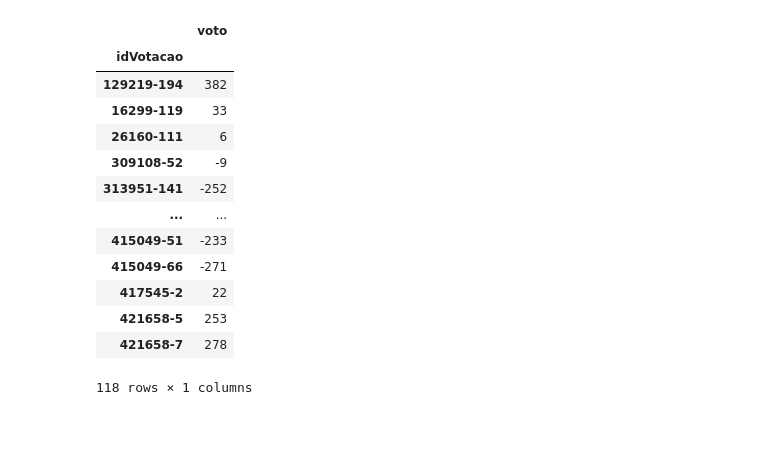
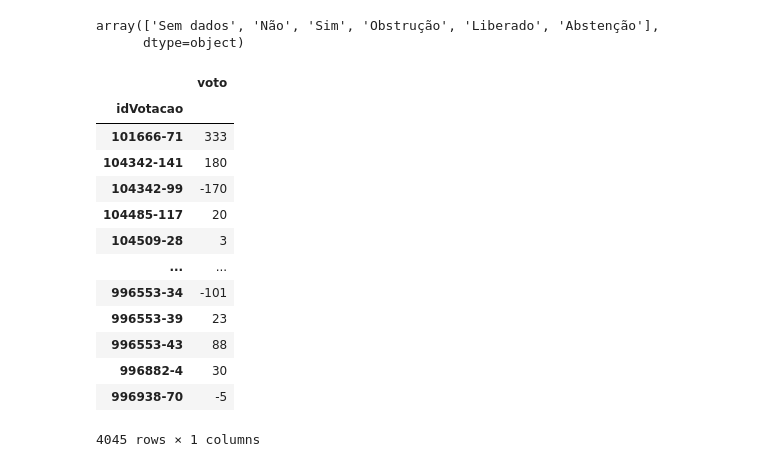
Before and after one commit to guilhermebezerrads/visualizacao-de-dados, a Jupyter notebook: Processamento & Exploração - Guilherme.ipynb, the cells around one changed output. Drawn from its saved outputs; the diff is of its cells as text; code cells hidden in the pictures; blank space fills up the shorter version.

```diff
--- a/Processamento & Exploração - Guilherme.ipynb
+++ b/Processamento & Exploração - Guilherme.ipynb
@@ -6,8 +81,7 @@ from matplotlib.pyplot import figure
 # %%
-df = pd.read_csv("dados/votos/votacoesVotos-2008.csv", sep=";")
-print(df.columns)
 df = df.drop(["uriVotacao", "deputado_uri", "deputado_uriPartido", "deputado_urlFoto", "deputado_idLegislatura"], axis=1)
-df["voto"].replace({"Sim": 1, "Não": -1, "Abstenção": 0, 'Artigo 17':0, 'Obstrução':0}, inplace=True)
+df["voto"].replace({"Sim": 1, "Não": -1, "Abstenção": 0, 'Artigo 17':0, 'Obstrução':0,
+                    "Favorável com restrições":0, "Branco":0, "0":0, 0:0}, inplace=True)
 df["voto_count"] = 1
 df
 # %% [output]
@@ -31,0 +101,4 @@ Index(['idVotacao', 'uriVotacao', 'dataHoraVoto', 'voto', 'deputado_id',
+# %%
+dv = pd.merge(df, dfo, how='left', left_on=['idVotacao','deputado_siglaPartido'], right_on=['idVotacao','siglaBancada'])
+dv = dv.drop(["siglaBancada"], axis=1)
+dv
@@ -32,3 +119,3 @@ Index(['idVotacao', 'uriVotacao', 'dataHoraVoto', 'voto', 'deputado_id',
 # %%
-df.columns = ['idVotacao', 'data', 'voto', 'id', 'nome',
-       'partido', 'UF', 'voto_count']
+dv.columns = ['idVotacao', 'data', 'voto', 'id', 'nome',
+       'partido', 'UF', 'voto_count', 'orientacao']
@@ -51,19 +193,25 @@ df
+# %%
+dv["orientacao"] = dv["orientacao"].fillna("Sem dados")
+dv["orientacao"].unique()
+# %% [output]
+array(['Sem dados', 'Não', 'Sim', 'Obstrução', 'Liberado', 'Abstenção'],
+      dtype=object)
 # %%
-votacoes = df.groupby(["idVotacao"]).sum().drop(["id", "voto_count"], axis=1)
+votacoes = dv.groupby(by=["idVotacao"]).sum().drop(["id", "voto_count"], axis=1)
 votacoes
 # %% [output]
 |  | voto |
 | idVotacao |  |
-| 129219-194 | 382 |
-| 16299-119 | 33 |
-| 26160-111 | 6 |
-| 309108-52 | -9 |
-| 313951-141 | -252 |
+| 101666-71 | 333 |
+| 104342-141 | 180 |
+| 104342-99 | -170 |
+| 104485-117 | 20 |
+| 104509-28 | 3 |
 | ... | ... |
-| 415049-51 | -233 |
-| 415049-66 | -271 |
-| 417545-2 | 22 |
-| 421658-5 | 253 |
-| 421658-7 | 278 |
+| 996553-34 | -101 |
+| 996553-39 | 23 |
+| 996553-43 | 88 |
+| 996882-4 | 30 |
+| 996938-70 | -5 |
-118 rows × 1 columns
+4045 rows × 1 columns
 # %%
```
Also changed, not shown: parts of 18 cells of this notebook.
